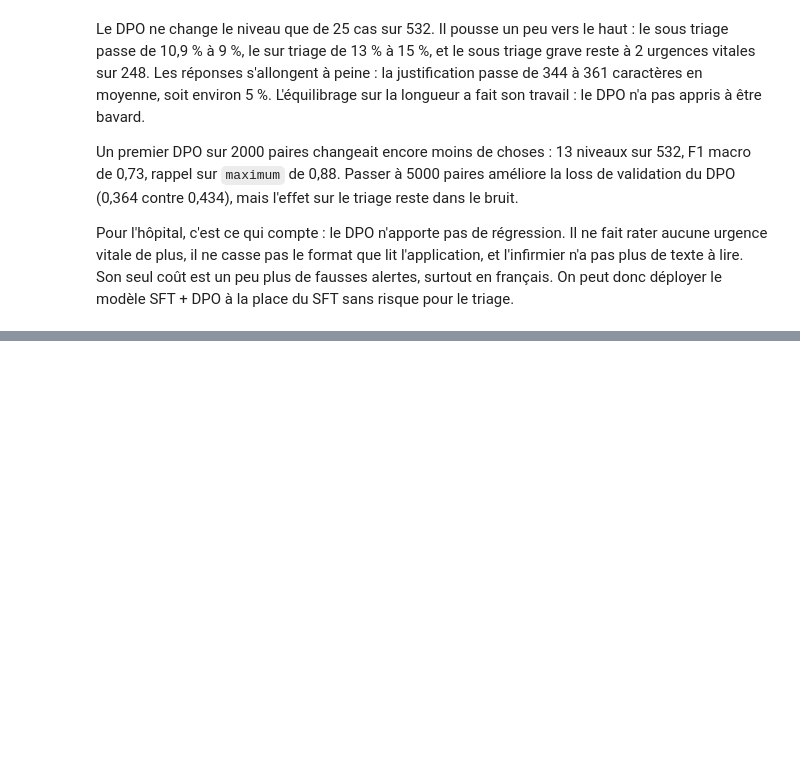
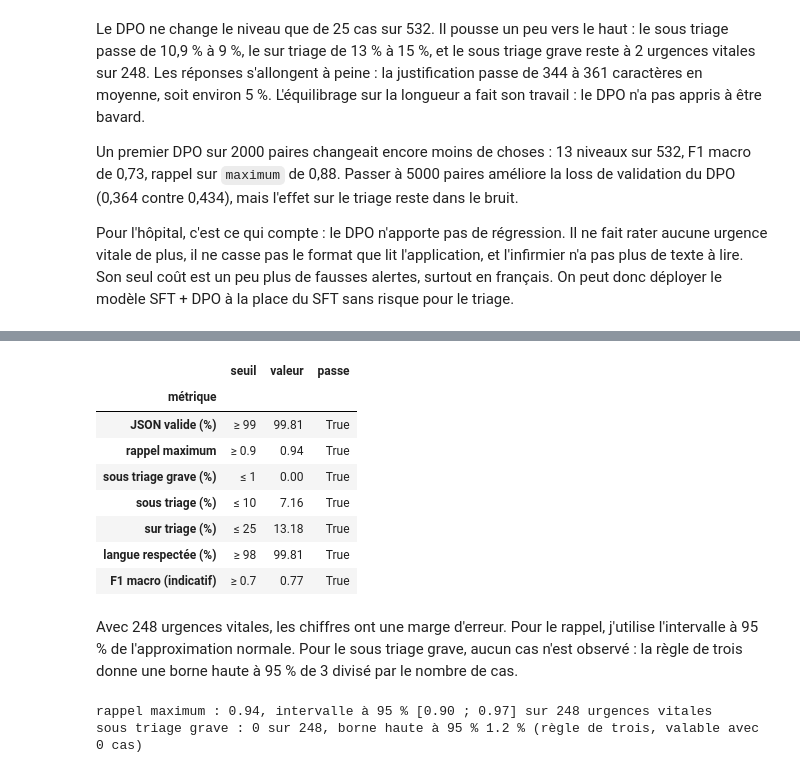
Before and after one commit to RaphaelRIVIERE/llm-finetuning, a Jupyter notebook: notebooks/06_comparaison_modeles.ipynb, the cells around one changed output, grey strips where cells are left out. Drawn from its saved outputs; the diff is of its cells as text; code cells hidden in the pictures; blank space fills up the shorter version.

```diff
--- a/notebooks/06_comparaison_modeles.ipynb
+++ b/notebooks/06_comparaison_modeles.ipynb
@@ -352,0 +412,50 @@ Points à suivre :
+# %%
+def langue_respectee(reponse, langue):
+    sortie = extraire_json(reponse)
+    return bool(sortie) and isinstance(sortie.get("justification"), str) and langue_texte(sortie["justification"]) == langue
+
+
+final = scores_test["SFT + DPO"]["tous"]
+langue_ok = sum(langue_respectee(reponses_test["SFT + DPO"][i], cas_test[i]["langue"]) for i in ids_test)
+
+# métrique, valeur, seuil, True si la valeur doit être au moins égale au seuil
+seuils = [
+    ("JSON valide (%)", 100 * final["json_valide"], 99, True),
+    ("rappel maximum", final["rappel_maximum"], 0.90, True),
+    ("sous triage grave (%)", 100 * final["sous_triage_grave"], 1, False),
+    ("sous triage (%)", 100 * final["sous_triage"], 10, False),
+    ("sur triage (%)", 100 * final["sur_triage"], 25, False),
+    ("langue respectée (%)", 100 * langue_ok / len(ids_test), 98, True),
+    ("F1 macro (indicatif)", final["f1_macro"], 0.70, True),
+]
+pd.DataFrame([
+    {
+        "métrique": nom,
+        "seuil": f"{'≥' if minimum else '≤'} {seuil}",
+        "valeur": round(valeur, 2),
+        "passe": valeur >= seuil if minimum else valeur <= seuil,
+    }
+    for nom, valeur, seuil, minimum in seuils
+]).set_index("métrique")
+# %% [output]
+|  | seuil | valeur | passe |
+| métrique |  |  |  |
+| JSON valide (%) | ≥ 99 | 99.81 | True |
+| rappel maximum | ≥ 0.9 | 0.94 | True |
+| sous triage grave (%) | ≤ 1 | 0.00 | True |
+| sous triage (%) | ≤ 10 | 7.16 | True |
+| sur triage (%) | ≤ 25 | 13.18 | True |
+| langue respectée (%) | ≥ 98 | 99.81 | True |
+| F1 macro (indicatif) | ≥ 0.7 | 0.77 | True |
+# %% [markdown]
+Avec 248 urgences vitales, les chiffres ont une marge d'erreur. Pour le rappel, j'utilise l'intervalle à 95 % de l'approximation normale. Pour le sous triage grave, aucun cas n'est observé : la règle de trois donne une borne haute à 95 % de 3 divisé par le nombre de cas.
+# %%
+n_maximum = attendus_test.count("maximum")
+rappel = final["rappel_maximum"]
+marge = 1.96 * np.sqrt(rappel * (1 - rappel) / n_maximum)
+graves = round(final["sous_triage_grave"] * n_maximum)
+print(f"rappel maximum : {rappel:.2f}, intervalle à 95 % [{rappel - marge:.2f} ; {rappel + marge:.2f}] sur {n_maximum} urgences vitales")
+print(f"sous triage grave : {graves} sur {n_maximum}, borne haute à 95 % {100 * 3 / n_maximum:.1f} % (règle de trois, valable avec 0 cas)")
+# %% [output]
+rappel maximum : 0.94, intervalle à 95 % [0.90 ; 0.97] sur 248 urgences vitales
+sous triage grave : 0 sur 248, borne haute à 95 % 1.2 % (règle de trois, valable avec 0 cas)
```
Also changed, not shown: parts of 8 cells of this notebook.
